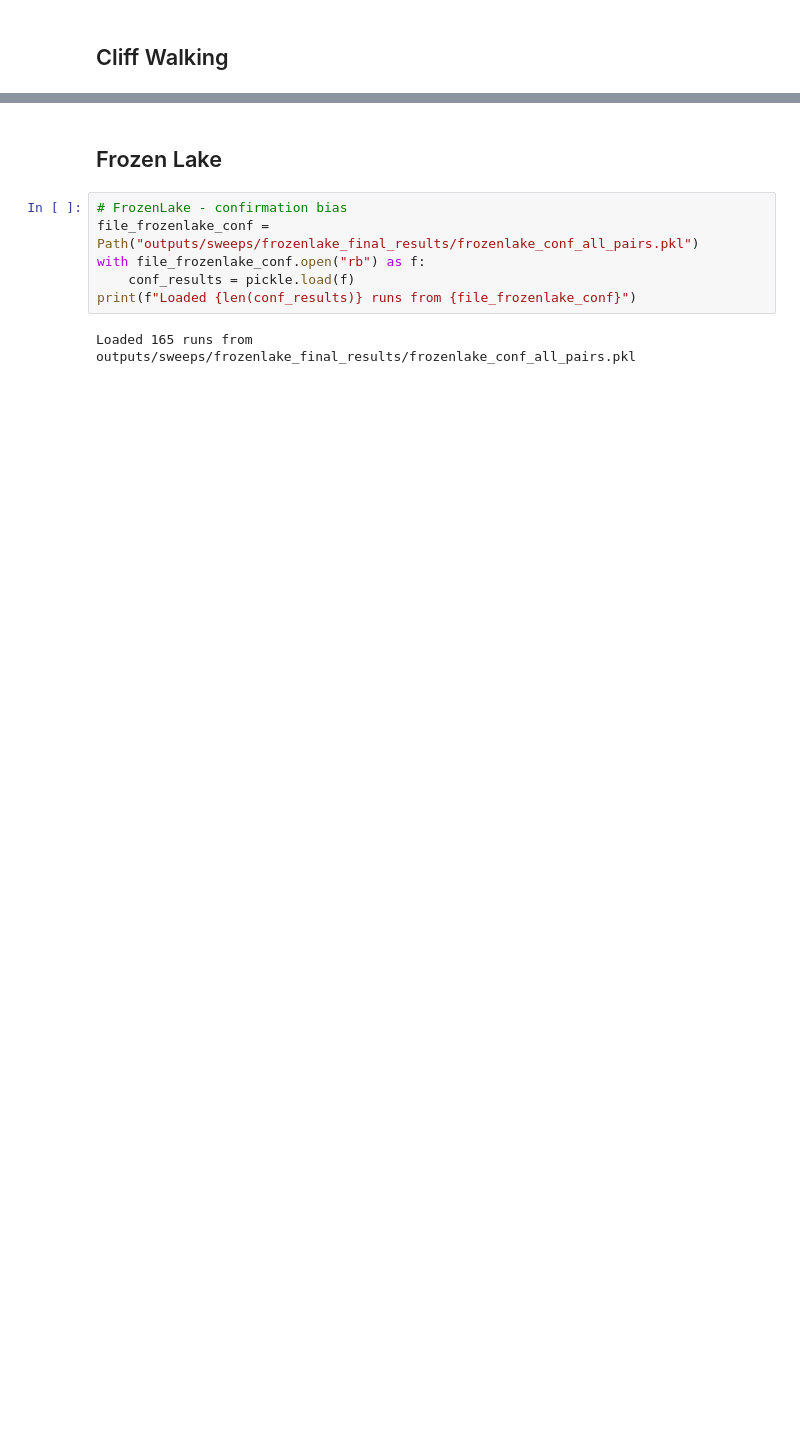
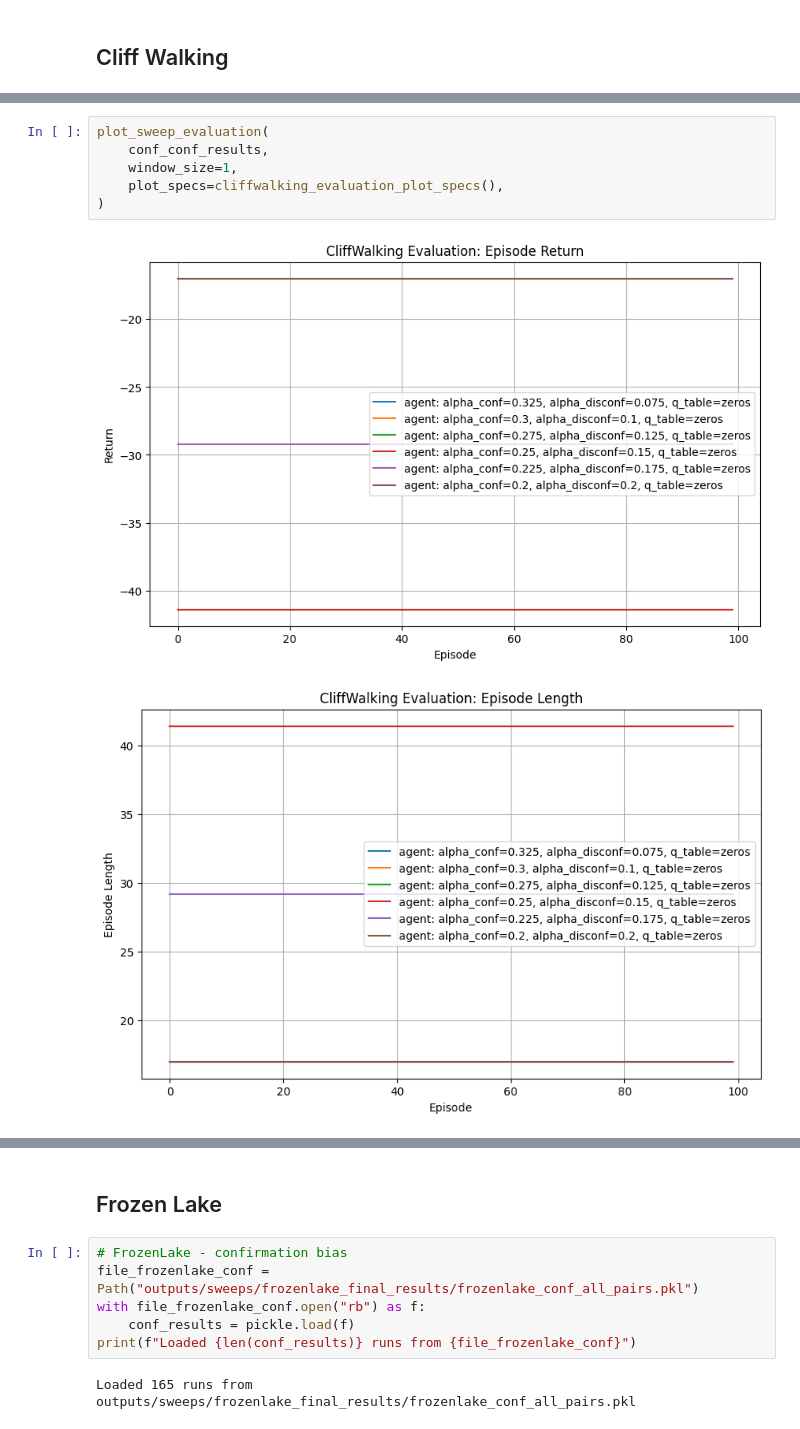
Before and after one commit to kallioaa/frustration_msc, a Jupyter notebook: src/prod_notebooks/assymetric_rl/thesis_plots.ipynb, the cells around one changed output, grey strips where cells are left out. Saved outputs shown, nothing was run; the diff lists cells and outputs as text; blank space fills up the shorter version.

```diff
--- a/src/prod_notebooks/assymetric_rl/thesis_plots.ipynb
+++ b/src/prod_notebooks/assymetric_rl/thesis_plots.ipynb
@@ -69,0 +177,9 @@ print(f"Loaded {len(conf_results)} runs from {file_cliffwalking_conf}")
+# %%
+plot_sweep_evaluation(
+    conf_conf_results,
+    window_size=1,
+    plot_specs=cliffwalking_evaluation_plot_specs(),
+)
+# %% [output]
+[figure, added]
+[figure, added]
```
Also changed, not shown: parts of 10 cells of this notebook, 3 other files.
